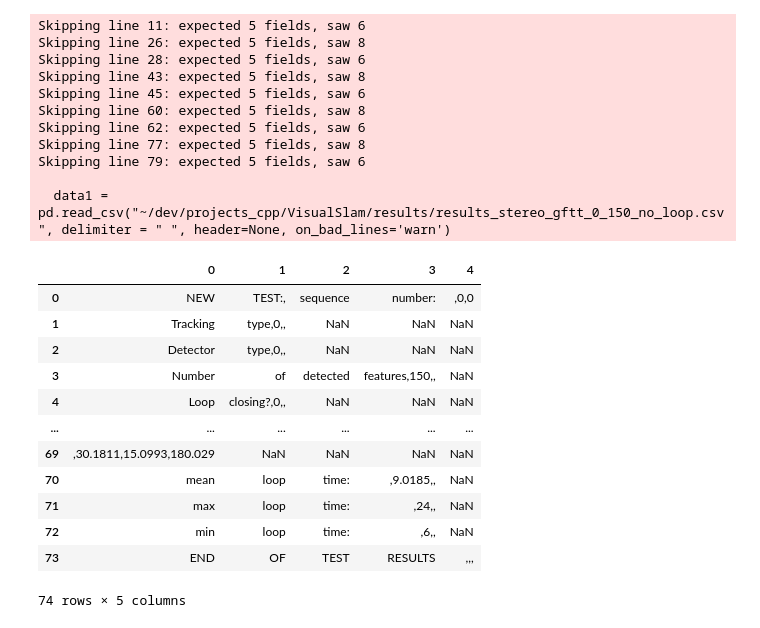
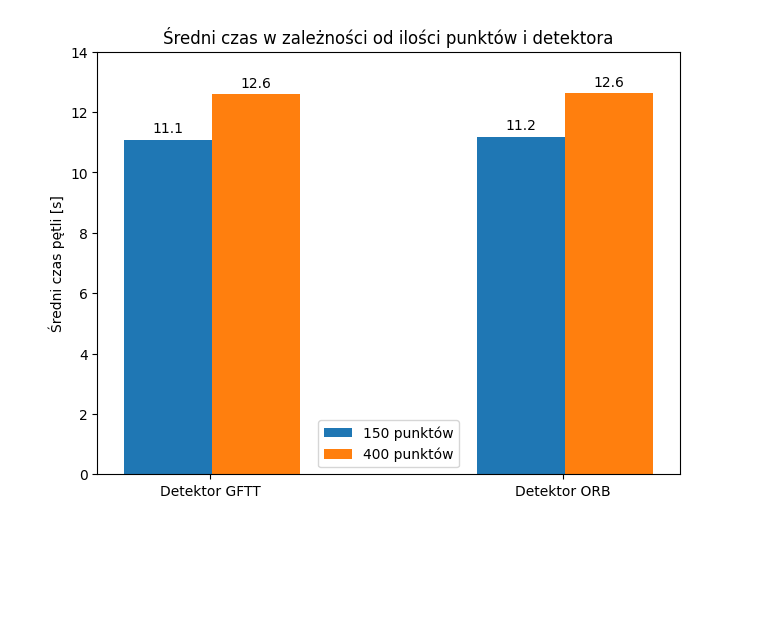
Before and after one commit to DizkiBorsuk/VisualSlam, a Jupyter notebook: scripts/result_analysis.ipynb, the cells around one changed output. Saved outputs shown, nothing was run; the diff lists cells and outputs as text; code cells hidden in the pictures; blank space fills up the shorter version.

Commit message:
finishing loop closing, adding prev kf in tracking and change in result saving and analysis

```diff
--- a/scripts/result_analysis.ipynb
+++ b/scripts/result_analysis.ipynb
@@ -9,28 +9,0 @@ from mpl_toolkits.mplot3d import Axes3D
-# %%
-data1 = pd.read_csv("~/dev/projects_cpp/VisualSlam/results/results_stereo_gftt_0_150_no_loop.csv", delimiter = " ", header=None, on_bad_lines='warn')
-data1
-# %% [output]
-Skipping line 11: expected 5 fields, saw 6
-Skipping line 26: expected 5 fields, saw 8
-Skipping line 28: expected 5 fields, saw 6
-Skipping line 43: expected 5 fields, saw 8
-Skipping line 45: expected 5 fields, saw 6
-Skipping line 60: expected 5 fields, saw 8
-Skipping line 62: expected 5 fields, saw 6
-Skipping line 77: expected 5 fields, saw 8
-Skipping line 79: expected 5 fields, saw 6
-
-  data1 = pd.read_csv("~/dev/projects_cpp/VisualSlam/results/results_stereo_gftt_0_150_no_loop.csv", delimiter = " ", header=None, on_bad_lines='warn')
-|  | 0 | 1 | 2 | 3 | 4 |
-| 0 | NEW | TEST:, | sequence | number: | ,0,0 |
-| 1 | Tracking | type,0,, | NaN | NaN | NaN |
-| 2 | Detector | type,0,, | NaN | NaN | NaN |
-| 3 | Number | of | detected | features,150,, | NaN |
-| 4 | Loop | closing?,0,, | NaN | NaN | NaN |
-| ... | ... | ... | ... | ... | ... |
-| 69 | ,30.1811,15.0993,180.029 | NaN | NaN | NaN | NaN |
-| 70 | mean | loop | time: | ,9.0185,, | NaN |
-| 71 | max | loop | time: | ,24,, | NaN |
-| 72 | min | loop | time: | ,6,, | NaN |
-| 73 | END | OF | TEST | RESULTS | ,,, |
-74 rows × 5 columns
@@ -36,0 +38,45 @@ Skipping line 79: expected 5 fields, saw 6
+# %%
+
+mean_data_gftt_6_150 = data_gftt_6_150.groupby('Var').mean()
+mean_data_gftt_7_150 = data_gftt_7_150.groupby('Var').mean()
+mean_data_gftt_0_150 = data_gftt_0_150.groupby('Var').mean()
+mean_data_gftt_6_400 = data_gftt_6_400.groupby('Var').mean()
+mean_data_gftt_7_400 = data_gftt_7_400.groupby('Var').mean()
+mean_data_gftt_0_400 = data_gftt_0_400.groupby('Var').mean()
+mean_data_orb_6_150 = data_orb_6_150.groupby('Var').mean()
+mean_data_orb_7_150 = data_orb_7_150.groupby('Var').mean()
+mean_data_orb_0_150 = data_orb_0_150.groupby('Var').mean()
+mean_data_orb_6_400 = data_orb_6_400.groupby('Var').mean()
+mean_data_orb_7_400 = data_orb_7_400.groupby('Var').mean()
+mean_data_orb_0_400 = data_orb_0_400.groupby('Var').mean()
+# %%
+
+sekwencja = ("Detektor GFTT", "Detektor ORB")
+mean_times = {
+    '150 punktów': (mean_data_gftt_6_150.loc['mean loop time:', 'Value'],
+                    mean_data_orb_6_150.loc['mean loop time:', 'Value']),
+    '400 punktów': (mean_data_gftt_6_400.loc['mean loop time:', 'Value'],
+                    mean_data_orb_6_400.loc['mean loop time:', 'Value'] )
+}
+
+x = np.arange(len(sekwencja))  # the label locations
+width = 0.25  # the width of the bars
+multiplier = 0
+
+fig, ax = plt.subplots(layout='constrained')
+
+for attribute, measurement in mean_times.items():
+    offset = width * multiplier
+    rects = ax.bar(x + offset + 0.13, measurement, width, label=attribute)
+    ax.bar_label(rects, padding=3, fmt= "%.1f")
+    multiplier += 1
+
+# Add some text for labels, title and custom x-axis tick labels, etc.
+ax.set_ylabel('Średni czas pętli [s]')
+ax.set_title('Średni czas w zależności od ilości punktów i detektora')
+ax.set_xticks(x + width, sekwencja)
+ax.legend()
+ax.set_ylim([0, 14])
+plt.savefig('Mean_times.jpg')
+# %% [output]
+[figure, added]
```
Also changed, not shown: parts of 12 cells of this notebook, 6 other files.
